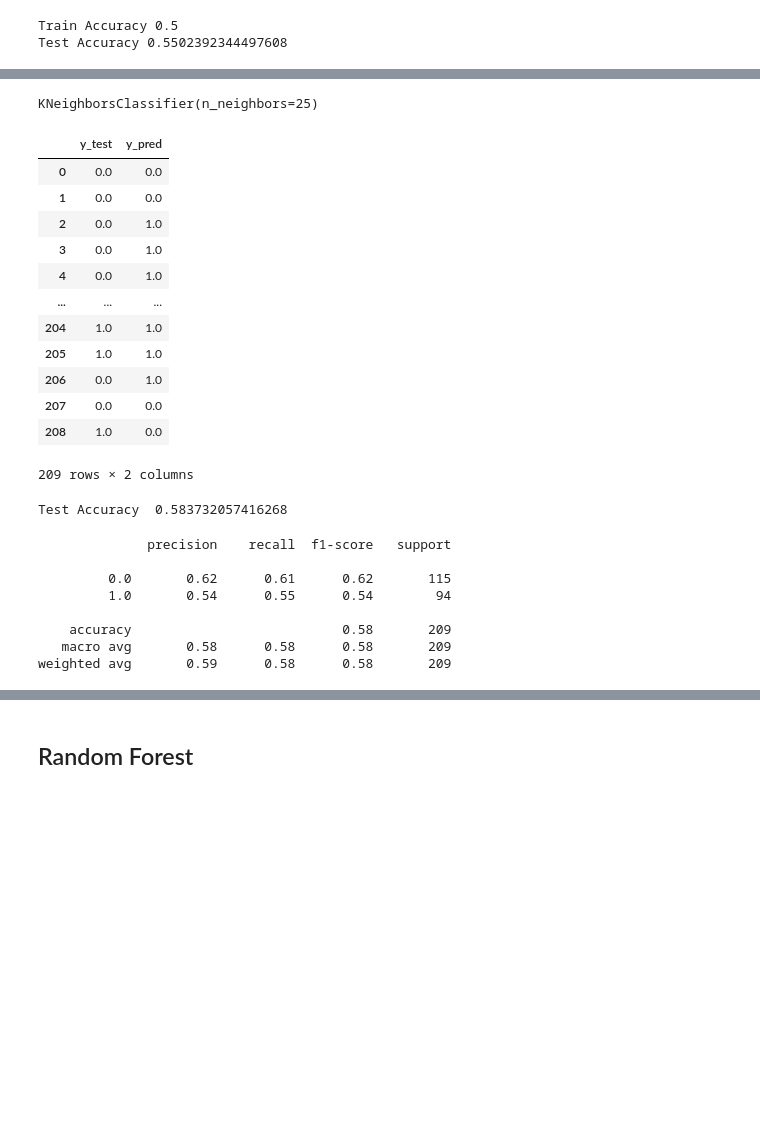
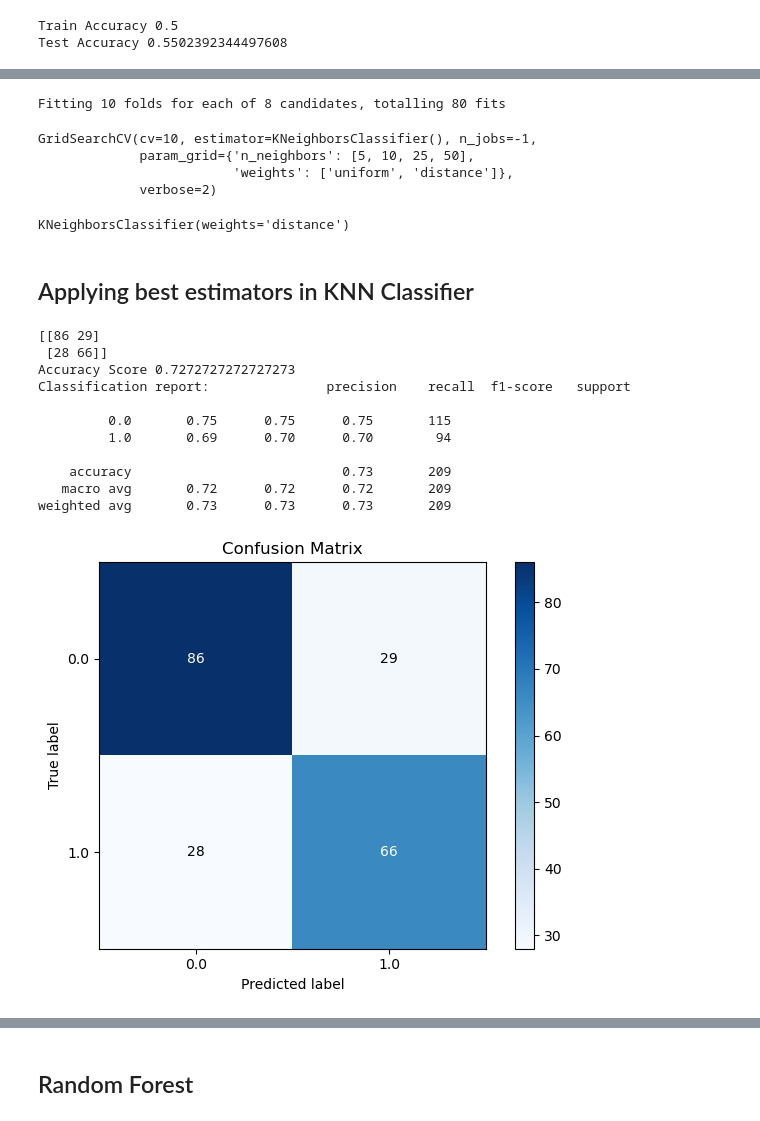
Before and after one commit to NafisFaiyaz007/CSE-445-Machine-learning_Predicting-Risky-Alcohol-Consumption-among-Students, a Jupyter notebook: Research Question 2 classifiers application.ipynb, the cells around one changed output, grey strips where cells are left out. Drawn from its saved outputs; the diff is of its cells as text; code cells hidden in the pictures; blank space fills up the shorter version.

```diff
--- a/Research Question 2 classifiers application.ipynb
+++ b/Research Question 2 classifiers application.ipynb
@@ -99,44 +107,46 @@ Index(['schoolsup_no', 'schoolsup_yes', 'paid_no', 'paid_yes', 'higher_no',
 # %%
-from sklearn.neighbors import KNeighborsClassifier
-knn =KNeighborsClassifier(n_neighbors = 25)
-knn.fit(X_train, y_train)
+param_grid = {
+    'n_neighbors' : [5, 10, 25, 50],
+    'weights' : ['uniform', 'distance']
+}
-# %% [output]
-KNeighborsClassifier(n_neighbors=25)
 # %%
-# Predicting Alcohol Consumption
-y_pred = knn.predict(X_test)
+knn_grid = KNeighborsClassifier()
+grid_search_knn = GridSearchCV(estimator=knn_grid,param_grid=param_grid,cv=10,n_jobs=-1,verbose=2)
+grid_search_knn.fit(X_train,y_train)
+# %% [output]
+Fitting 10 folds for each of 8 candidates, totalling 80 fits
+GridSearchCV(cv=10, estimator=KNeighborsClassifier(), n_jobs=-1,
+             param_grid={'n_neighbors': [5, 10, 25, 50],
+                         'weights': ['uniform', 'distance']},
+             verbose=2)
 # %%
-pd.DataFrame({'y_test': y_test, 'y_pred': y_pred})
+best_grid_knn = grid_search_knn.best_estimator_
+best_grid_knn
 # %% [output]
-|  | y_test | y_pred |
-| 0 | 0.0 | 0.0 |
-| 1 | 0.0 | 0.0 |
-| 2 | 0.0 | 1.0 |
-| 3 | 0.0 | 1.0 |
-| 4 | 0.0 | 1.0 |
-| ... | ... | ... |
-| 204 | 1.0 | 1.0 |
-| 205 | 1.0 | 1.0 |
-| 206 | 0.0 | 1.0 |
-| 207 | 0.0 | 0.0 |
-| 208 | 1.0 | 0.0 |
-209 rows × 2 columns
+KNeighborsClassifier(weights='distance')
-# %%
-from sklearn.metrics import classification_report, accuracy_score, confusion_matrix
-print('Test Accuracy ', accuracy_score(y_test, y_pred ))
-# %% [output]
-Test Accuracy  0.583732057416268
+# %% [markdown]
+## Applying best estimators in KNN Classifier
 # %%
-print(classification_report(y_test, y_pred))
+best_grid_knn.fit(X_train, y_train)
+y_pred=best_grid_knn.predict(X_test)
+print(confusion_matrix(y_test,y_pred))
+skplt.metrics.plot_confusion_matrix(y_test, y_pred);
+save_fig('Confusion Matrix for KNN hyper-para tuned q3')
+print("Accuracy Score {}".format(accuracy_score(y_test,y_pred)))
+print("Classification report: {}".format(classification_report(y_test,y_pred)))
 # %% [output]
-              precision    recall  f1-score   support
+[[86 29]
+ [28 66]]
+Accuracy Score 0.7272727272727273
+Classification report:               precision    recall  f1-score   support
 
-         0.0       0.62      0.61      0.62       115
-         1.0       0.54      0.55      0.54        94
+         0.0       0.75      0.75      0.75       115
+         1.0       0.69      0.70      0.70        94
 
-    accuracy                           0.58       209
-   macro avg       0.58      0.58      0.58       209
-weighted avg       0.59      0.58      0.58       209
+    accuracy                           0.73       209
+   macro avg       0.72      0.72      0.72       209
+weighted avg       0.73      0.73      0.73       209
+[figure, added]
 # %%
 pd.DataFrame(confusion_matrix(y_test, y_pred))
 # %% [output]
```
Also changed, not shown: parts of 67 cells of this notebook, 1 other file.
